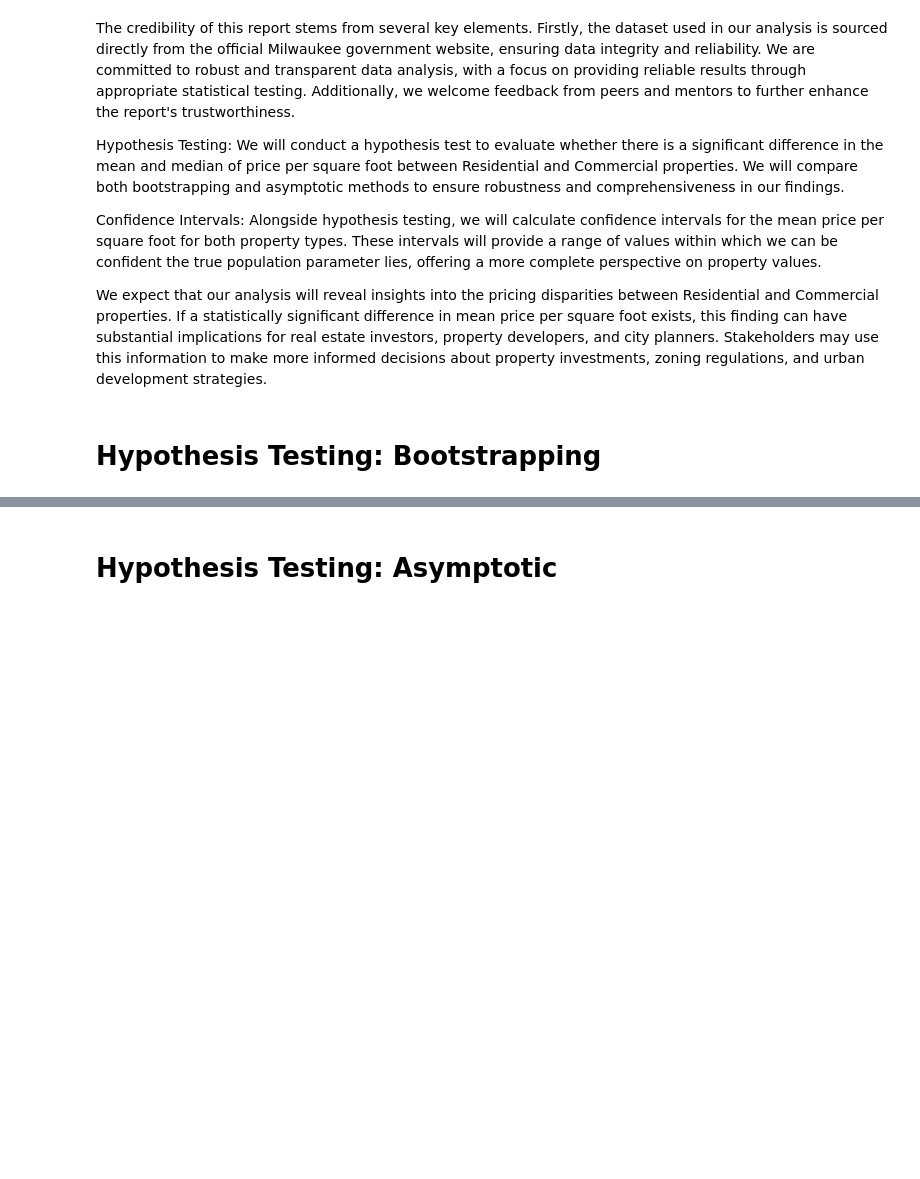
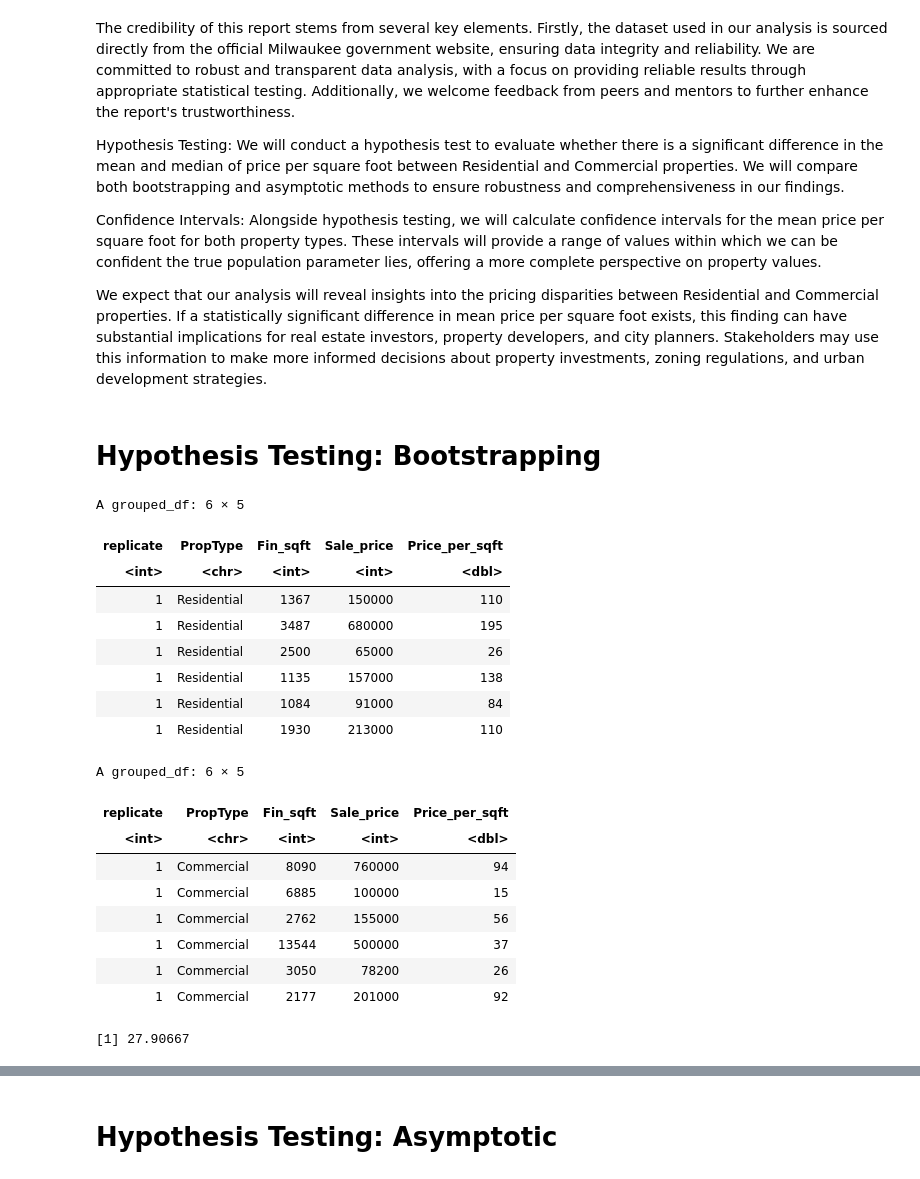
Before and after one commit to mhuang306/STAT-201-proj, a Jupyter notebook: Project Report.ipynb, the cells around one changed output, grey strips where cells are left out. Drawn from its saved outputs; the diff is of its cells as text; code cells hidden in the pictures; blank space fills up the shorter version.

```diff
--- a/Project Report.ipynb
+++ b/Project Report.ipynb
@@ -153,3 +154,47 @@ Confidence Intervals: Alongside hypothesis testing, we will calculate confidence
 We expect that our analysis will reveal insights into the pricing disparities between Residential and Commercial properties. If a statistically significant difference in mean price per square foot exists, this finding can have substantial implications for real estate investors, property developers, and city planners. Stakeholders may use this information to make more informed decisions about property investments, zoning regulations, and urban development strategies.
 # %% [markdown]
 # Hypothesis Testing: Bootstrapping
+# %%
+set.seed(50)
+
+
+Residential_sample <- Residential_data |> rep_sample_n(size = 75, replace = FALSE)
+Commerical_sample <- Commerical_data |> rep_sample_n(size = 75, replace = FALSE)
+
+sample_n_150 <- rbind(Residential_sample,Commerical_sample)
+head(sample_n_150)
+head(Commerical_sample)
+# %% [output]
+A grouped_df: 6 × 5
+| replicate | PropType | Fin_sqft | Sale_price | Price_per_sqft |
+| <int> | <chr> | <int> | <int> | <dbl> |
+| 1 | Residential | 1367 | 150000 | 110 |
+| 1 | Residential | 3487 | 680000 | 195 |
+| 1 | Residential | 2500 | 65000 | 26 |
+| 1 | Residential | 1135 | 157000 | 138 |
+| 1 | Residential | 1084 | 91000 | 84 |
+| 1 | Residential | 1930 | 213000 | 110 |
+A grouped_df: 6 × 5
+| replicate | PropType | Fin_sqft | Sale_price | Price_per_sqft |
+| <int> | <chr> | <int> | <int> | <dbl> |
+| 1 | Commercial | 8090 | 760000 | 94 |
+| 1 | Commercial | 6885 | 100000 | 15 |
+| 1 | Commercial | 2762 | 155000 | 56 |
+| 1 | Commercial | 13544 | 500000 | 37 |
+| 1 | Commercial | 3050 | 78200 | 26 |
+| 1 | Commercial | 2177 | 201000 | 92 |
+# %%
+
+
+obs_mean_diff <-
+    sample_n_150 %>%
+    group_by(PropType) %>%
+    summarise(mean = mean(Price_per_sqft)) %>%
+    pivot_wider(names_from = PropType, values_from = mean) %>%
+    mutate(diff = Residential - Commercial ) %>%
+    pull(diff)
+
+
+obs_mean_diff
+# %% [output]
+[1] 27.90667
```
Also changed, not shown: parts of 6 cells of this notebook.
